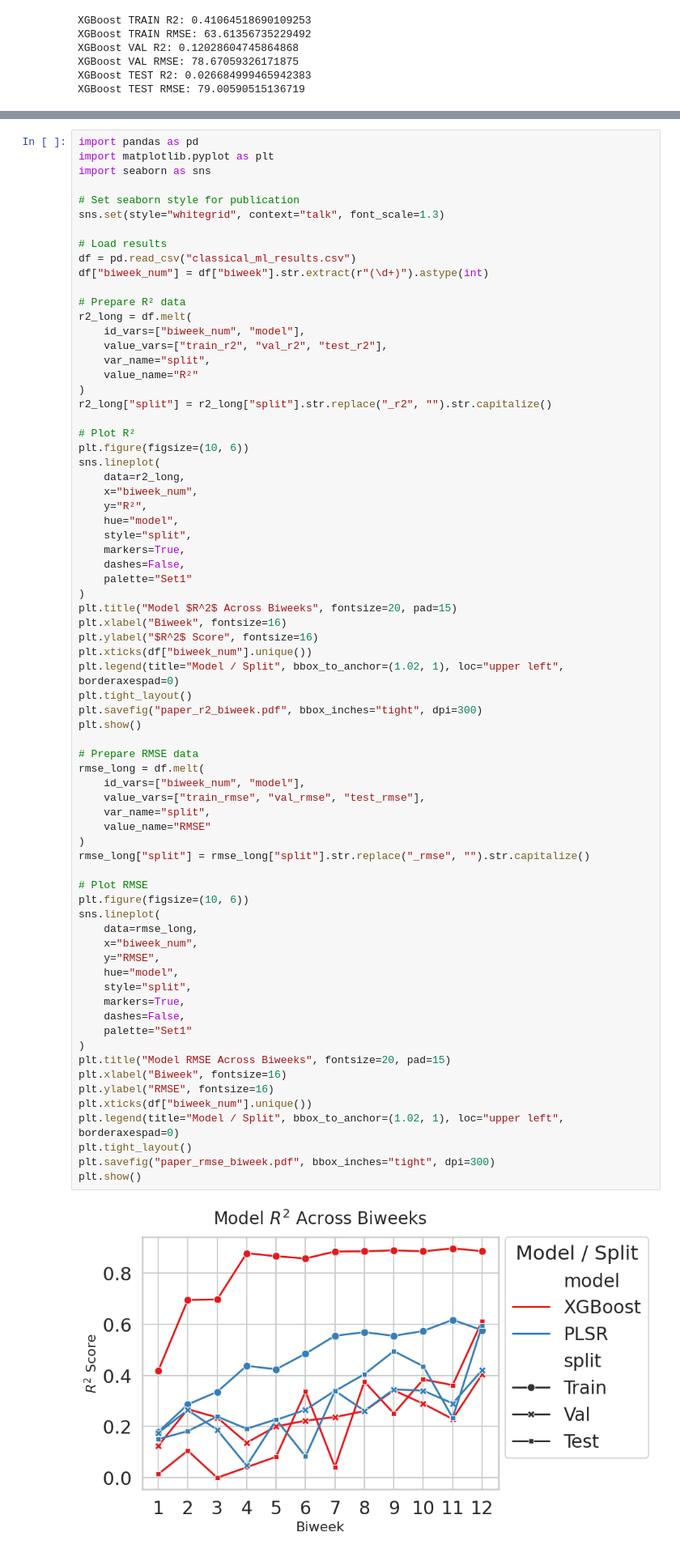
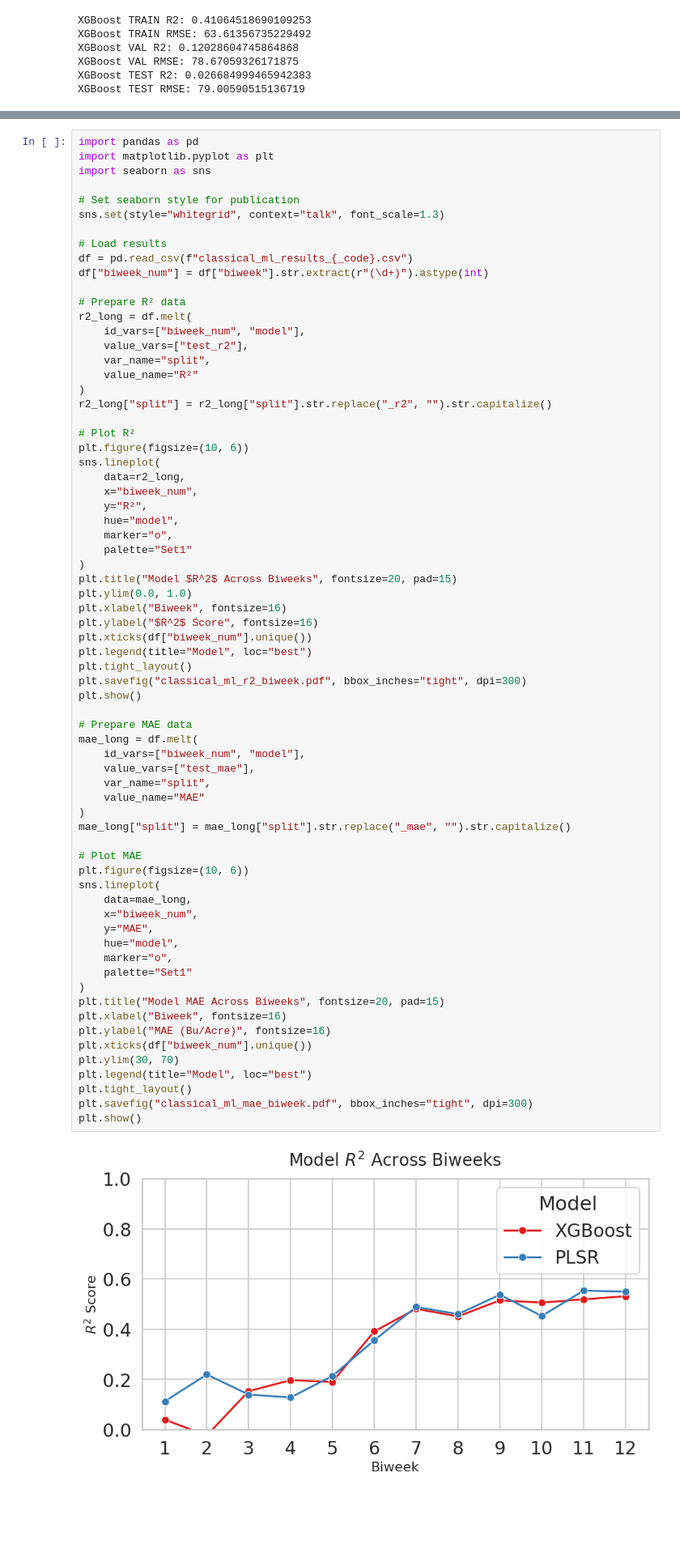
Before and after one commit to baskargroup/ISA_Yield, a Jupyter notebook: classical_downstream.ipynb, the cells around one changed output, grey strips where cells are left out. Shown at 81% size. Drawn from its saved outputs; the diff is of its cells as text; blank space fills up the shorter version.

```diff
--- a/classical_downstream.ipynb
+++ b/classical_downstream.ipynb
@@ -221,13 +281,13 @@ import seaborn as sns
 sns.set(style="whitegrid", context="talk", font_scale=1.3)
 
 # Load results
-df = pd.read_csv("classical_ml_results.csv")
+df = pd.read_csv(f"classical_ml_results_{_code}.csv")
 df["biweek_num"] = df["biweek"].str.extract(r"(\d+)").astype(int)
 
 # Prepare R² data
 r2_long = df.melt(
     id_vars=["biweek_num", "model"],
-    value_vars=["train_r2", "val_r2", "test_r2"],
+    value_vars=["test_r2"],
     var_name="split",
     value_name="R²"
 )
@@ -237,51 +297,49 @@ r2_long["split"] = r2_long["split"].str.replace("_r2", "").str.capitalize()
 plt.figure(figsize=(10, 6))
 sns.lineplot(
     data=r2_long,
     x="biweek_num",
     y="R²",
     hue="model",
-    style="split",
-    markers=True,
-    dashes=False,
+    marker="o",
     palette="Set1"
 )
 plt.title("Model $R^2$ Across Biweeks", fontsize=20, pad=15)
+plt.ylim(0.0, 1.0)
 plt.xlabel("Biweek", fontsize=16)
 plt.ylabel("$R^2$ Score", fontsize=16)
 plt.xticks(df["biweek_num"].unique())
-plt.legend(title="Model / Split", bbox_to_anchor=(1.02, 1), loc="upper left", borderaxespad=0)
+plt.legend(title="Model", loc="best")
 plt.tight_layout()
-plt.savefig("paper_r2_biweek.pdf", bbox_inches="tight", dpi=300)
+plt.savefig("classical_ml_r2_biweek.pdf", bbox_inches="tight", dpi=300)
 plt.show()
 
-# Prepare RMSE data
-rmse_long = df.melt(
+# Prepare MAE data
+mae_long = df.melt(
     id_vars=["biweek_num", "model"],
-    value_vars=["train_rmse", "val_rmse", "test_rmse"],
+    value_vars=["test_mae"],
     var_name="split",
-    value_name="RMSE"
+    value_name="MAE"
 )
-rmse_long["split"] = rmse_long["split"].str.replace("_rmse", "").str.capitalize()
+mae_long["split"] = mae_long["split"].str.replace("_mae", "").str.capitalize()
 
-# Plot RMSE
+# Plot MAE
 plt.figure(figsize=(10, 6))
 sns.lineplot(
-    data=rmse_long,
+    data=mae_long,
     x="biweek_num",
-    y="RMSE",
+    y="MAE",
     hue="model",
-    style="split",
-    markers=True,
-    dashes=False,
+    marker="o",
     palette="Set1"
 )
-plt.title("Model RMSE Across Biweeks", fontsize=20, pad=15)
+plt.title("Model MAE Across Biweeks", fontsize=20, pad=15)
 plt.xlabel("Biweek", fontsize=16)
-plt.ylabel("RMSE", fontsize=16)
+plt.ylabel("MAE (Bu/Acre)", fontsize=16)
 plt.xticks(df["biweek_num"].unique())
-plt.legend(title="Model / Split", bbox_to_anchor=(1.02, 1), loc="upper left", borderaxespad=0)
+plt.ylim(30, 70)
+plt.legend(title="Model", loc="best")
 plt.tight_layout()
-plt.savefig("paper_rmse_biweek.pdf", bbox_inches="tight", dpi=300)
+plt.savefig("classical_ml_mae_biweek.pdf", bbox_inches="tight", dpi=300)
 plt.show()
 # %% [output]
-[figure, old version]
+[figure, new version]
```
Also changed, not shown: parts of 2 cells of this notebook, 31 other files.
